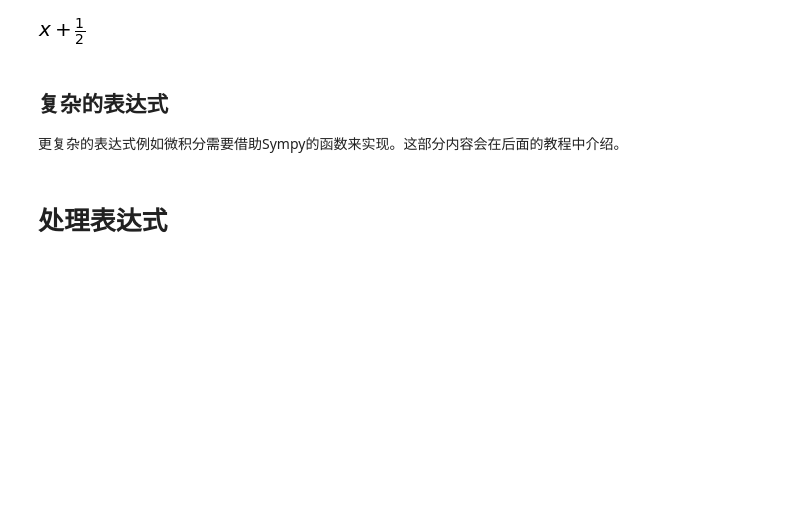
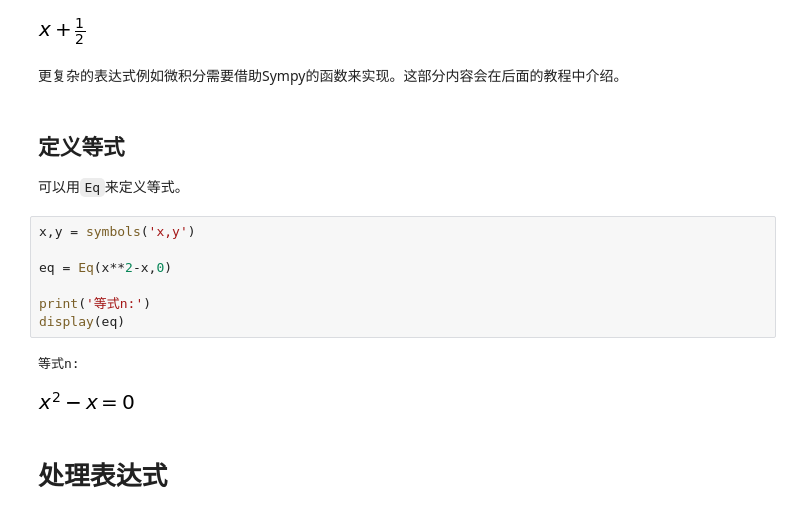
Before and after one commit to tade0726/jupyter_labs, a Jupyter notebook: exolution/0026_sympy/0026_sympy_intro_1_ch.ipynb, the cells around one changed output. Cells and saved outputs as stored; diff of their text form; blank space fills up the shorter version.

````diff
--- a/exolution/0026_sympy/0026_sympy_intro_1_ch.ipynb
+++ b/exolution/0026_sympy/0026_sympy_intro_1_ch.ipynb
@@ -321,9 +324,21 @@ expr = x+Rational(1,2)
 expr
 # %% [output]
 [figure]
-# %% [markdown]
-## 复杂的表达式
-更复杂的表达式例如微积分需要借助Sympy的函数来实现。这部分内容会在后面的教程中介绍。
+# %% [markdown]
+更复杂的表达式例如微积分需要借助Sympy的函数来实现。这部分内容会在后面的教程中介绍。
+# %% [markdown]
+## 定义等式
+可以用```Eq```来定义等式。
+# %%
+x,y = symbols('x,y')
+
+eq = Eq(x**2-x,0)
+
+print('等式n:')
+display(eq)
+# %% [output]
+等式n:
+[figure, added]
 # %% [markdown]
 # 处理表达式
 # %% [markdown]
````
Also changed, not shown: parts of 2 cells of this notebook, 12 other files.
